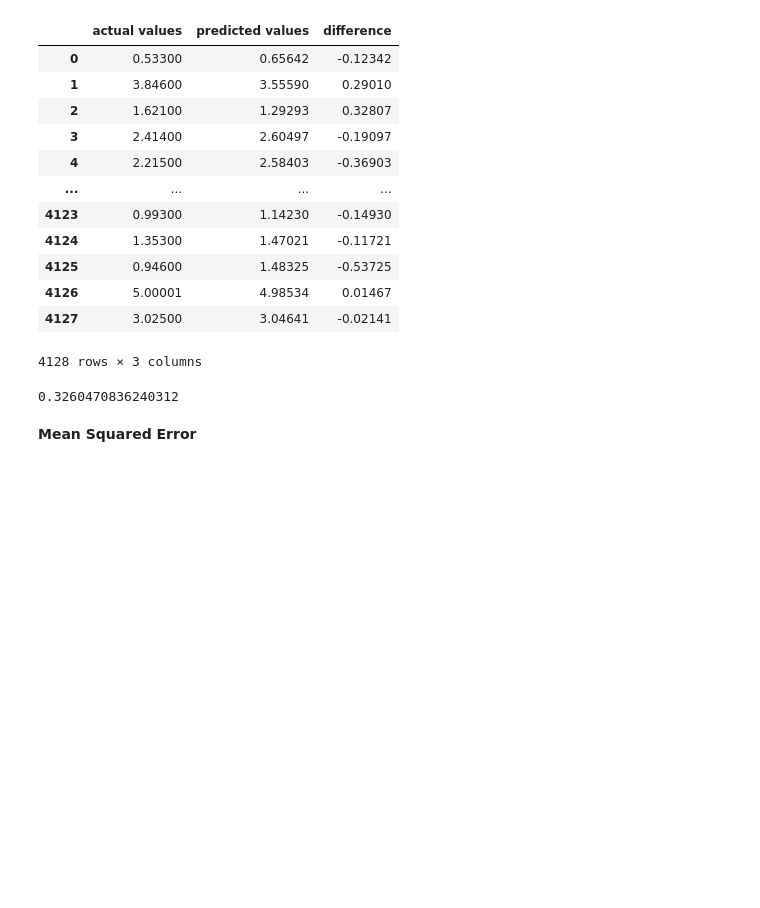
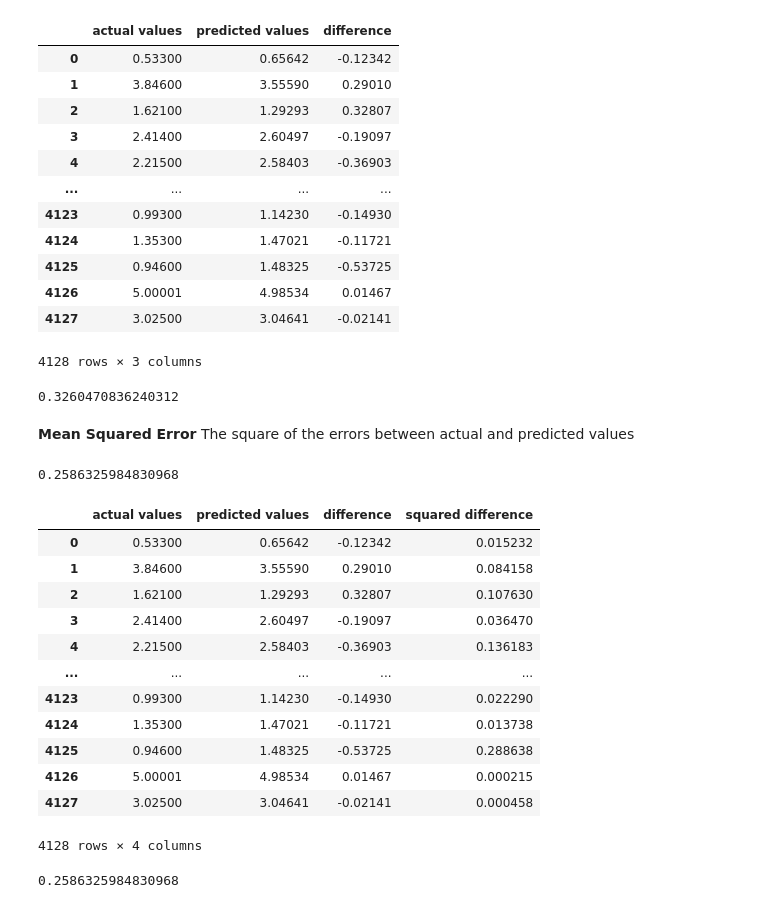
Before and after one commit to mebestaca/Path-to-Machine-Learning, a Jupyter notebook: Introduction to Scikit Learn/Introduction to Scikit Learn.ipynb, the cells around one changed output. Cells and saved outputs as stored; diff of their text form; code cells hidden in the pictures; blank space fills up the shorter version.

```diff
--- a/Introduction to Scikit Learn/Introduction to Scikit Learn.ipynb
+++ b/Introduction to Scikit Learn/Introduction to Scikit Learn.ipynb
@@ -1265,4 +1265,31 @@ np.abs(df['difference']).mean()
 # %% [output]
 0.3260470836240312
 # %% [markdown]
-**Mean Squared Error**
+**Mean Squared Error** The square of the errors between actual and predicted values
+# %%
+from sklearn.metrics import mean_squared_error
+
+mean_squared_error(y_true=y_test, y_pred=y_preds)
+# %% [output]
+0.2586325984830968
+# %%
+df['squared difference'] = np.square(df['difference'])
+df
+# %% [output]
+|  | actual values | predicted values | difference | squared difference |
+| 0 | 0.53300 | 0.65642 | -0.12342 | 0.015232 |
+| 1 | 3.84600 | 3.55590 | 0.29010 | 0.084158 |
+| 2 | 1.62100 | 1.29293 | 0.32807 | 0.107630 |
+| 3 | 2.41400 | 2.60497 | -0.19097 | 0.036470 |
+| 4 | 2.21500 | 2.58403 | -0.36903 | 0.136183 |
+| ... | ... | ... | ... | ... |
+| 4123 | 0.99300 | 1.14230 | -0.14930 | 0.022290 |
+| 4124 | 1.35300 | 1.47021 | -0.11721 | 0.013738 |
+| 4125 | 0.94600 | 1.48325 | -0.53725 | 0.288638 |
+| 4126 | 5.00001 | 4.98534 | 0.01467 | 0.000215 |
+| 4127 | 3.02500 | 3.04641 | -0.02141 | 0.000458 |
+4128 rows × 4 columns
+# %%
+np.square(df['difference']).mean()
+# %% [output]
+0.2586325984830968
```
Also changed, not shown: parts of 1 cell of this notebook.
